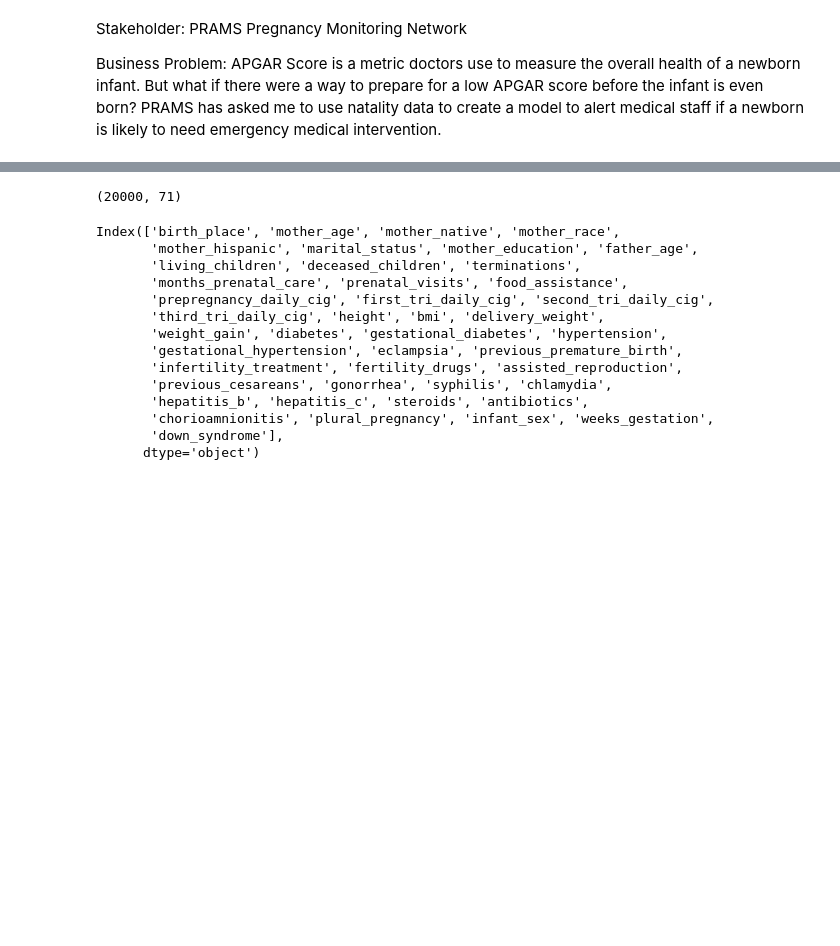
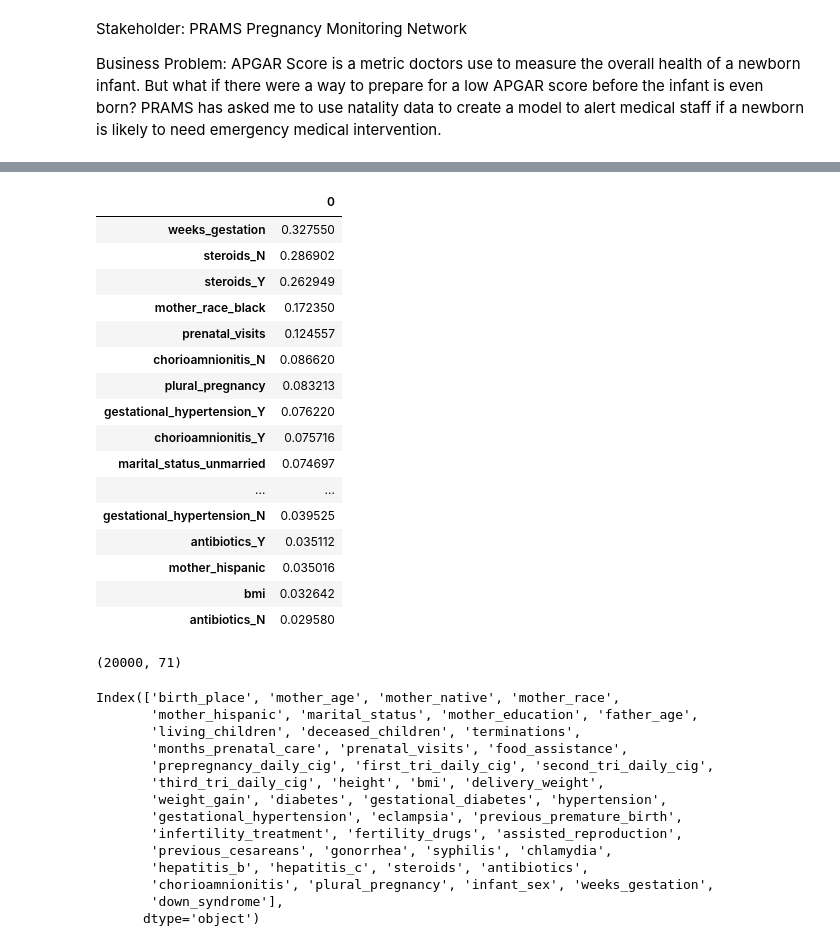
Before and after one commit to Patrick-Arnold/Capstone_Project, a Jupyter notebook: Gridsearch.ipynb, the cells around one changed output, grey strips where cells are left out. Cells and saved outputs as stored; diff of their text form; code cells hidden in the pictures; blank space fills up the shorter version.

```diff
--- a/Gridsearch.ipynb
+++ b/Gridsearch.ipynb
@@ -33,0 +105,17 @@ y_test = pd.read_csv("data/y_test.csv").set_index('Unnamed: 0')
+# %%
+# Building the model
+extra_tree_forest = ExtraTreesClassifier(n_estimators = 100,
+                                        criterion ='entropy', max_depth=3, random_state=27)
+
+# Training the model
+extra_tree_forest.fit(X_train_processed, y_train.values.ravel())
+
+# Computing the importance of each feature
+feature_importance = extra_tree_forest.feature_importances_
+
+# Normalizing the individual importances
+feature_importance_normalized = np.std([tree.feature_importances_ for tree in
+                                        extra_tree_forest.estimators_],
+                                        axis = 0)
+
+print(feature_importance)
@@ -34,3 +162,26 @@ y_test = pd.read_csv("data/y_test.csv").set_index('Unnamed: 0')
+# %%
+ext = pd.DataFrame(list(feature_importance_normalized), index=list(X_train_processed.columns))
+# ext
+ext_sorted = ext.sort_values(by=0, ascending=False)
+ext_sorted[:20]
+# %% [output]
+|  | 0 |
+| weeks_gestation | 0.327550 |
+| steroids_N | 0.286902 |
+| steroids_Y | 0.262949 |
+| mother_race_black | 0.172350 |
+| prenatal_visits | 0.124557 |
+| chorioamnionitis_N | 0.086620 |
+| plural_pregnancy | 0.083213 |
+| gestational_hypertension_Y | 0.076220 |
+| chorioamnionitis_Y | 0.075716 |
+| marital_status_unmarried | 0.074697 |
+| ... | ... |
+| gestational_hypertension_N | 0.039525 |
+| antibiotics_Y | 0.035112 |
+| mother_hispanic | 0.035016 |
+| bmi | 0.032642 |
+| antibiotics_N | 0.029580 |
 # %%
 numeric_features = X_train.select_dtypes(include=['int64', 'float64']).columns
 numeric_transformer = Pipeline(
```
Also changed, not shown: parts of 11 cells of this notebook, 3 other files.
